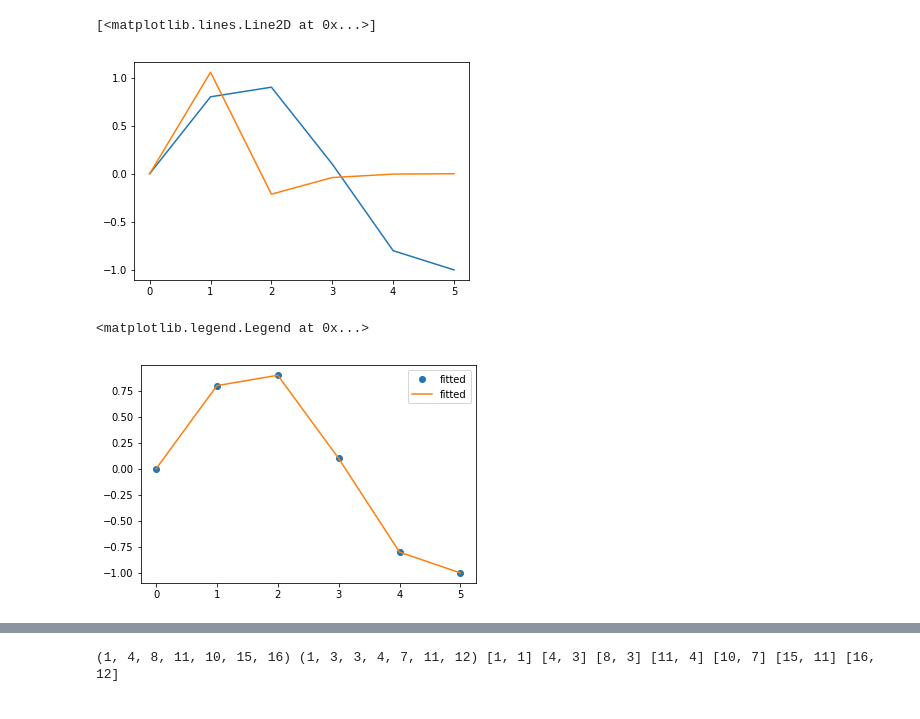
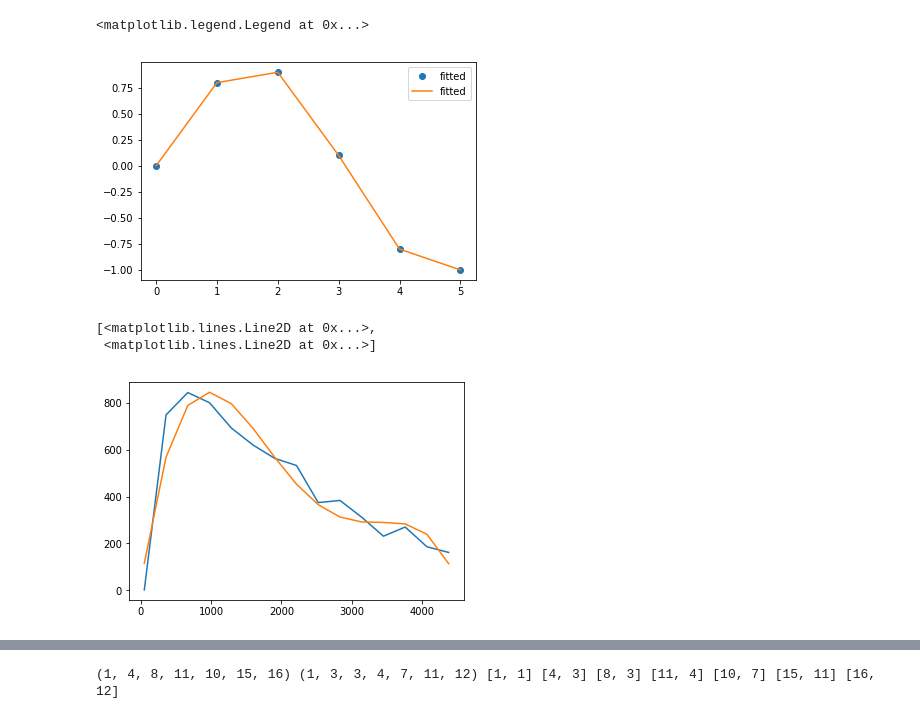
Before and after one commit to aravindhnivas/FELion-Spectrum-Analyser, a Jupyter notebook: testing/errorBar.ipynb, the cells around one changed output, grey strips where cells are left out. Cells and saved outputs as stored; diff of their text form; code cells hidden in the pictures.

```diff
--- a/testing/errorBar.ipynb
+++ b/testing/errorBar.ipynb
@@ -110,7 +112,7 @@ def errorbar(filename, no_of_mass):
 
     return standard_error, iterations, samples
 # %%
-filename = "11_01_19-4.scan"
+filename = "11_01_19-3.scan"
 datas = []
 f = open(filename, "r")
 
@@ -143,20 +145,23 @@ if len(error[0])>len(time):
         tmp.append(i)
     error = tmp
 
-def fit(x, a, b, c):
-    return a*np.log(b*x)+c
-
+plt.figure(figsize=(15, 7), dpi=150)
 j = 0
+deg = 3
 for i in range(no_of_mass):
     if iterations[i]>1:
-        lg = "Mass:"+str(mass_values["mass_sample_{}".format(i)][0][0][0])+": Iter "+str(iterations[i])
-        plt.errorbar(time, d["mass_#{}".format(i)], yerr = error[j], fmt = "-",
-                     label = lg)
+        x, y = time, d["mass_#{}".format(i)]
+        lg = "Mass: "+str(mass_values["mass_sample_{}".format(i)][0][0][0])+", Iter: "+str(iterations[i])
 
-        params, pcov = curve_fit(fit, np.array(time), np.array(d["mass_#{}".format(i)]), p0=(1, 1,1))
-        plt.plot(np.array(time), fit(np.array(time), *params), label = lg+"_fitted")
+        plt.errorbar(x, y, yerr = error[j], fmt = ".", label = lg)
 
+        z = np.polyfit(x, y, deg)
+        p = np.poly1d(z)
+        y_fit = [p(i) for i in x]
+
+        plt.plot(x, y_fit)
         j += 1
+
 
 plt.grid(True)
 plt.xlabel("Time (ms)")
@@ -172,23 +183,19 @@ plt.close()
 x = np.array([0.0, 1.0, 2.0, 3.0,  4.0,  5.0])
 y = np.array([0.0, 0.8, 0.9, 0.1, -0.8, -1.0])
 
-z = np.polyfit(x, y, 30)
-p = np.poly1d(z)
-plt.plot(x, y)
 
-plt.plot(x, yy)
+plt.plot(x,y, "o", x, y_fit, "-", label = "fitted")
+plt.legend()
 # %% [output]
-[<matplotlib.lines.Line2D at 0x...>]
+<matplotlib.legend.Legend at 0x...>
-[figure, old version]
+[figure, new version]
 # %%
-x = np.array([0.0, 1.0, 2.0, 3.0,  4.0,  5.0])
-y = np.array([0.0, 0.8, 0.9, 0.1, -0.8, -1.0])
-
-z = np.polyfit(x, y, 6)
+x, y = time, d["mass_#2"]
+z = np.polyfit(x, y, 4)
 p = np.poly1d(z)
 y_fit = [p(i) for i in x]
-plt.plot(x,y, "o", x, y_fit, "-", label = "fitted")
-plt.legend()
+plt.plot(x, y, "-", x, y_fit)
 # %% [output]
-<matplotlib.legend.Legend at 0x...>
+[<matplotlib.lines.Line2D at 0x...>,
+ <matplotlib.lines.Line2D at 0x...>]
-[figure, old version]
+[figure, new version]
```
Also changed, not shown: parts of 4 cells of this notebook, 1 other file.
